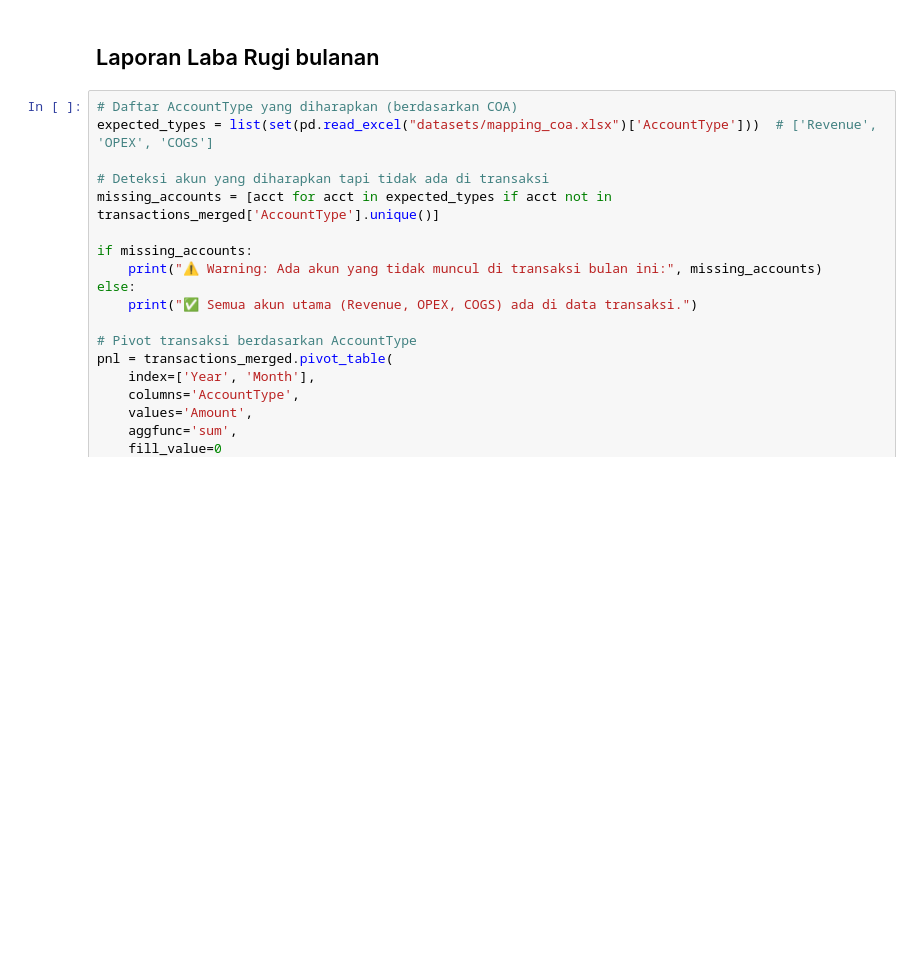
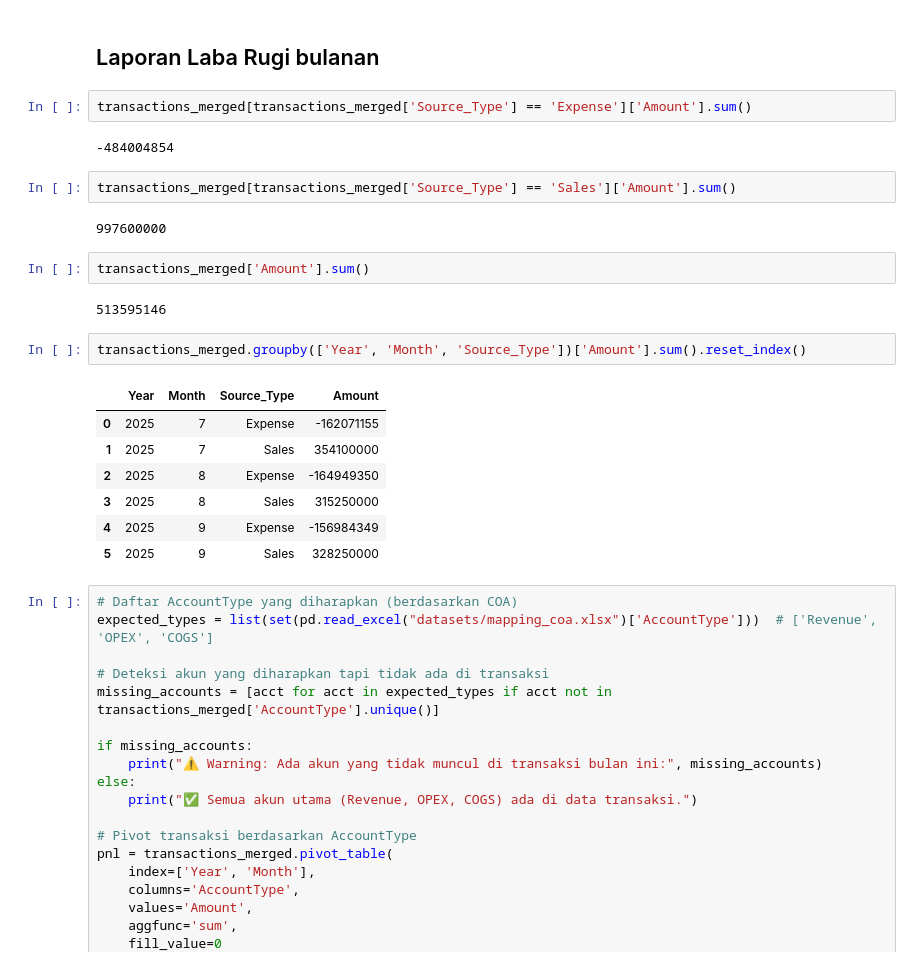
Before and after one commit to azizp128/financial-management-dashboard, a Jupyter notebook: notebook.ipynb, the cells around one changed output. Drawn from its saved outputs; the diff is of its cells as text; blank space fills up the shorter version.

```diff
--- a/notebook.ipynb
+++ b/notebook.ipynb
@@ -436,6 +480,28 @@ if unused_in_transactions:
 # Automation
 # %% [markdown]
 ## Laporan Laba Rugi bulanan
+# %%
+transactions_merged[transactions_merged['Source_Type'] == 'Expense']['Amount'].sum()
+# %% [output]
+-484004854
+# %%
+transactions_merged[transactions_merged['Source_Type'] == 'Sales']['Amount'].sum()
+# %% [output]
+997600000
+# %%
+transactions_merged['Amount'].sum()
+# %% [output]
+513595146
+# %%
+transactions_merged.groupby(['Year', 'Month', 'Source_Type'])['Amount'].sum().reset_index()
+# %% [output]
+|  | Year | Month | Source_Type | Amount |
+| 0 | 2025 | 7 | Expense | -162071155 |
+| 1 | 2025 | 7 | Sales | 354100000 |
+| 2 | 2025 | 8 | Expense | -164949350 |
+| 3 | 2025 | 8 | Sales | 315250000 |
+| 4 | 2025 | 9 | Expense | -156984349 |
+| 5 | 2025 | 9 | Sales | 328250000 |
 # %%
 # Daftar AccountType yang diharapkan (berdasarkan COA)
 expected_types = list(set(pd.read_excel("datasets/mapping_coa.xlsx")['AccountType']))  # ['Revenue', 'OPEX', 'COGS']
```
Also changed, not shown: parts of 15 cells of this notebook.
